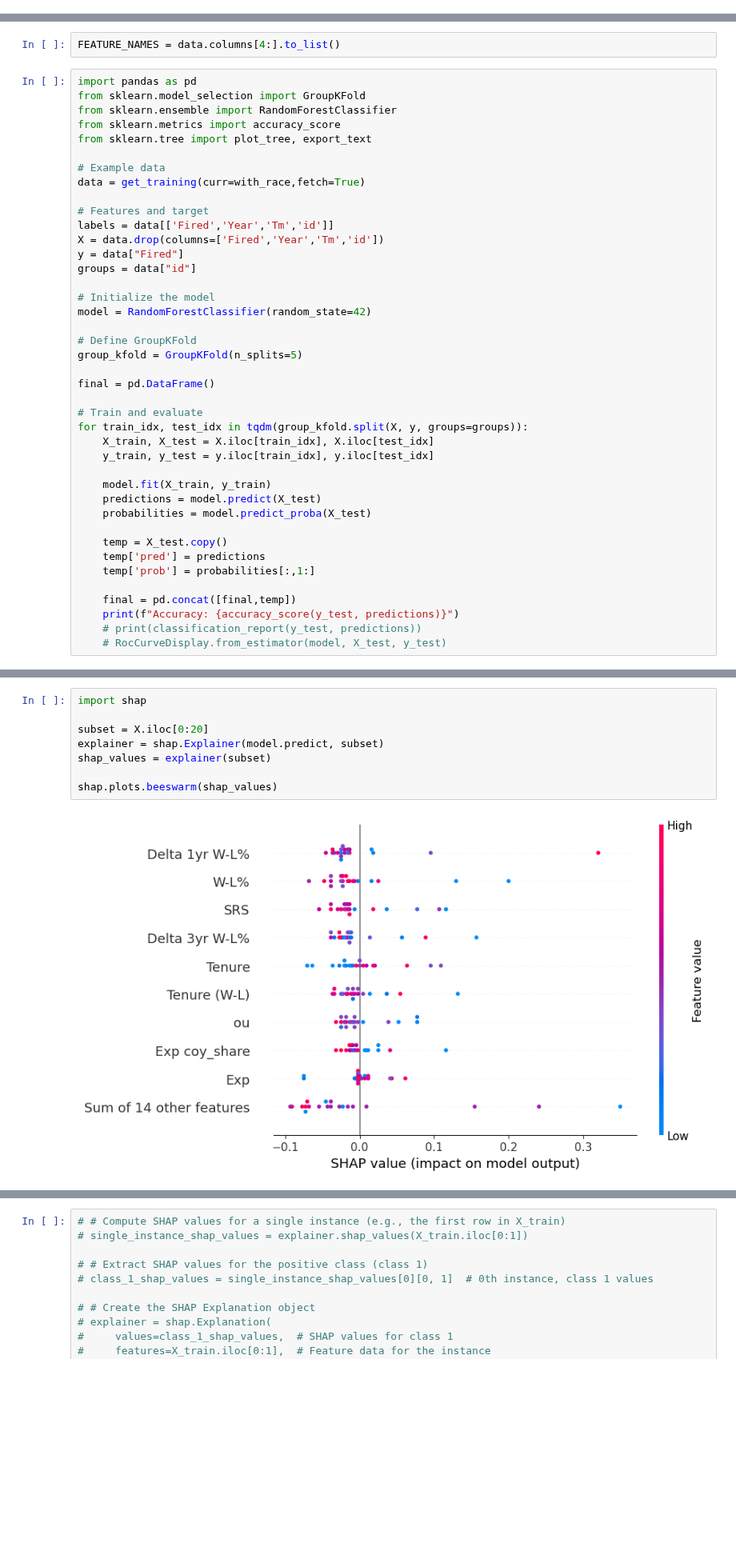
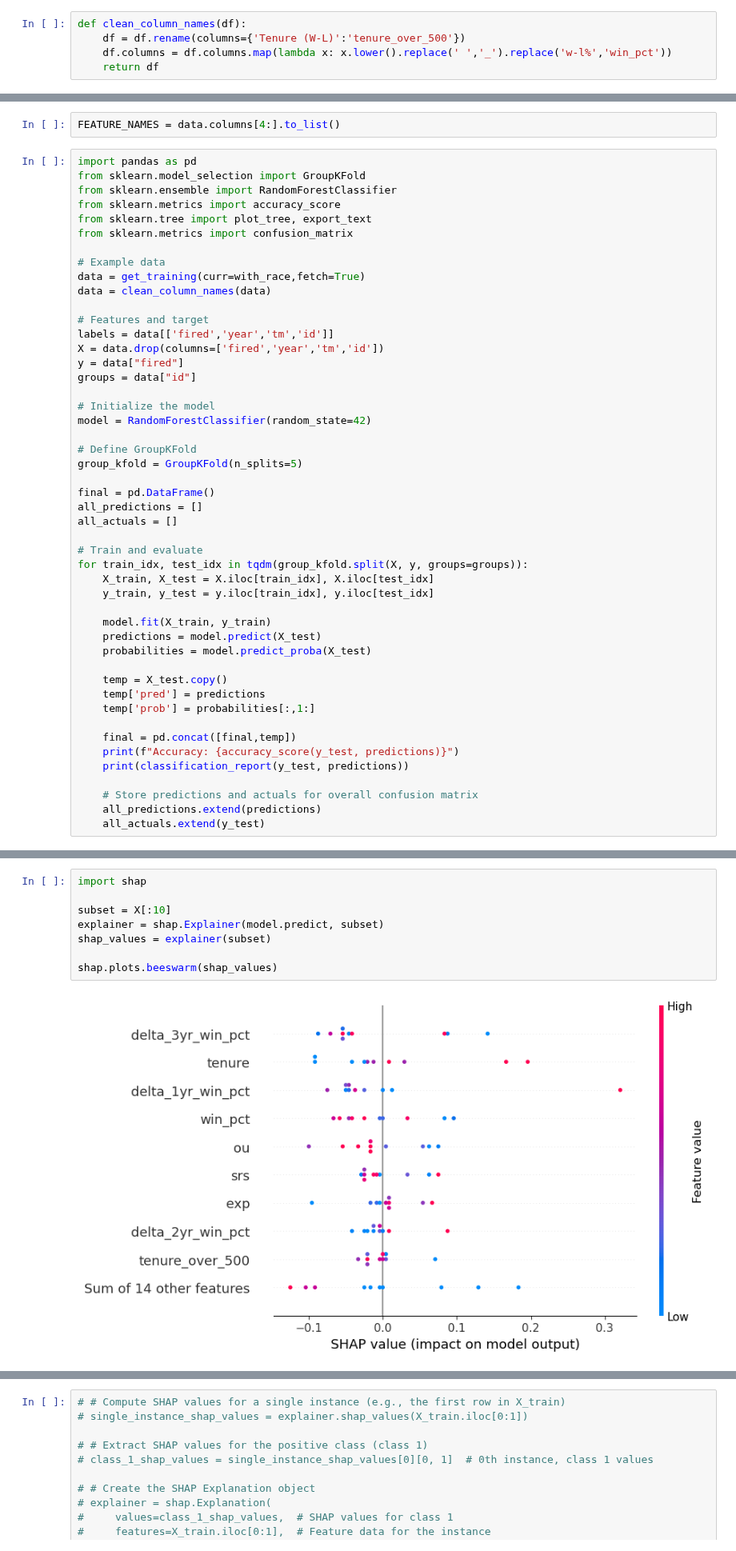
Before and after one commit to nhford/hot-seat-backend, a Jupyter notebook: hot_seat.ipynb, the cells around one changed output, grey strips where cells are left out. Shown at 80% size. Drawn from its saved outputs; the diff is of its cells as text; blank space fills up the shorter version.

```diff
--- a/hot_seat.ipynb
+++ b/hot_seat.ipynb
@@ -931,5 +943,10 @@ DATASET[DATASET['id']=='VrabMi0']
 | 1510 | 0 | VrabMi0 | 2022 | TEN | 47 | 0 | 0.412 | 0.0 | 5 | 5 | ... | ... |
 | 1511 | 1 | VrabMi0 | 2023 | TEN | 48 | 0 | 0.353 | 0.0 | 6 | 6 | ... | ... |
 6 rows × 27 columns
+# %%
+def clean_column_names(df):
+    df = df.rename(columns={'Tenure (W-L)':'tenure_over_500'})
+    df.columns = df.columns.map(lambda x: x.lower().replace(' ','_').replace('w-l%','win_pct'))
+    return df
 # %%
 # TODO: all features centered at 0 are unchanged (SRS, W-L,etc.), but all others are seeded with vegas expectation
@@ -983,14 +992,16 @@ from sklearn.model_selection import GroupKFold
 from sklearn.ensemble import RandomForestClassifier
 from sklearn.metrics import accuracy_score
 from sklearn.tree import plot_tree, export_text
+from sklearn.metrics import confusion_matrix
 
 # Example data
 data = get_training(curr=with_race,fetch=True)
+data = clean_column_names(data)
 
 # Features and target
-labels = data[['Fired','Year','Tm','id']]
-X = data.drop(columns=['Fired','Year','Tm','id'])
-y = data["Fired"]
+labels = data[['fired','year','tm','id']]
+X = data.drop(columns=['fired','year','tm','id'])
+y = data["fired"]
 groups = data["id"]
 
 # Initialize the model
@@ -1000,6 +1011,8 @@ model = RandomForestClassifier(random_state=42)
 group_kfold = GroupKFold(n_splits=5)
 
 final = pd.DataFrame()
+all_predictions = []
+all_actuals = []
 
 # Train and evaluate
 for train_idx, test_idx in tqdm(group_kfold.split(X, y, groups=groups)):
@@ -1016,7 +1029,10 @@ for train_idx, test_idx in tqdm(group_kfold.split(X, y, groups=groups)):
 
     final = pd.concat([final,temp])
     print(f"Accuracy: {accuracy_score(y_test, predictions)}")
-    # print(classification_report(y_test, predictions))
-    # RocCurveDisplay.from_estimator(model, X_test, y_test)
+    print(classification_report(y_test, predictions))
+
+    # Store predictions and actuals for overall confusion matrix
+    all_predictions.extend(predictions)
+    all_actuals.extend(y_test)
 # %% [output]
 Accuracy: 0.8647798742138365
@@ -1056,10 +1134,10 @@ graph.render("decision_tree")  # Saves as decision_tree.pdf
 # %%
 import shap
 
-subset = X.iloc[0:20]
+subset = X[:10]
 explainer = shap.Explainer(model.predict, subset)
 shap_values = explainer(subset)
 
 shap.plots.beeswarm(shap_values)
 # %% [output]
-[figure, old version]
+[figure, new version]
```
Also changed, not shown: parts of 34 cells of this notebook.
